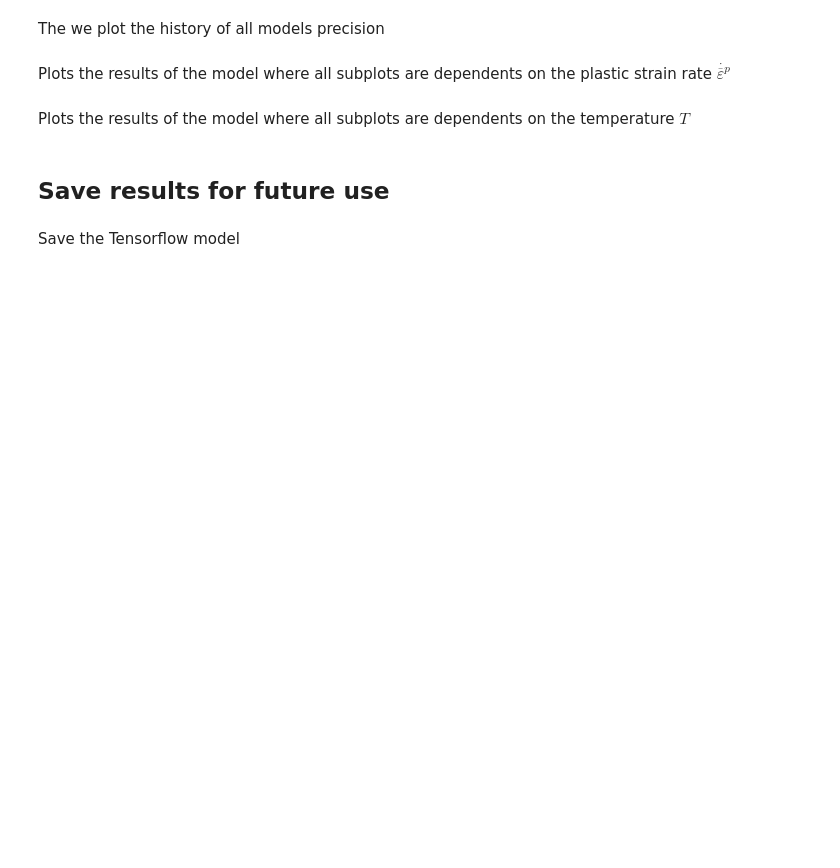
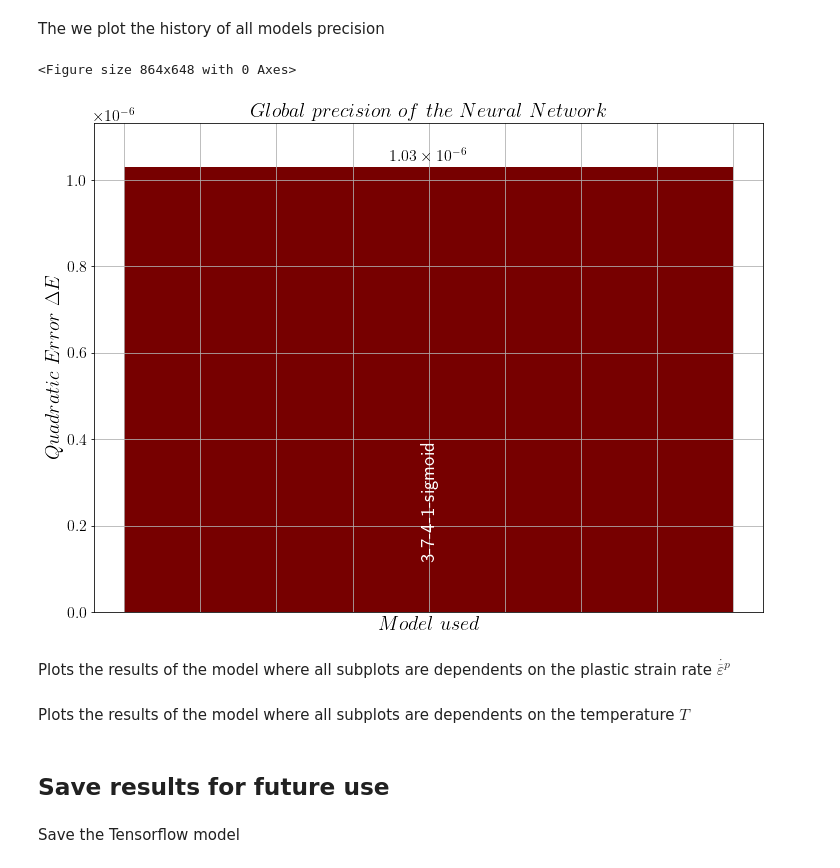
Before and after one commit to pantale/ANN-ConstitutiveLaw, a Jupyter notebook: ANN-Learning.ipynb, the cells around one changed output. Saved outputs shown, nothing was run; the diff lists cells and outputs as text; code cells hidden in the pictures; blank space fills up the shorter version.

```diff
--- a/ANN-Learning.ipynb
+++ b/ANN-Learning.ipynb
@@ -347,19 +453,24 @@ The we plot the history of all models precision
 # %%
 plt.figure(figsize = (12, 9))
 plt.rc('text', usetex = True)
 convs = np.array([])
 labels = []
-for model, curve in zip(models, convergenceCurves):
+for convergenceData in convergenceDatas:
+    name = convergenceData[0]
+    curve = convergenceData[1]
     lastzone = int(len(curve)/20) # 5% des points pris en compte pour la convergence globale
     convs = np.append(convs, curve[-lastzone:].mean())
-    labels.append(model.name)
+    labels.append(name)
 bottom = 0
 top = convs.max()*1.1
 ylab = r'$Quadratic\ Error\ \Delta E$'
 xlab = r'$Model\ used$'
 figname = dataPath + '/' + 'Precision.svg'
 title = r'$Global\ precision\ of\ the\ Neural\ Network$'
 plotHisto(convs, labels, bottom, top, xlab, ylab, figname, title)
+# %% [output]
+<Figure size 864x648 with 0 Axes>
+[figure, added]
 # %% [markdown]
 Plots the results of the model where all subplots are dependents on the plastic strain rate $\dot{\overline{\varepsilon}^p}$
 # %%
```
Also changed, not shown: parts of 22 cells of this notebook, 3 other files.
